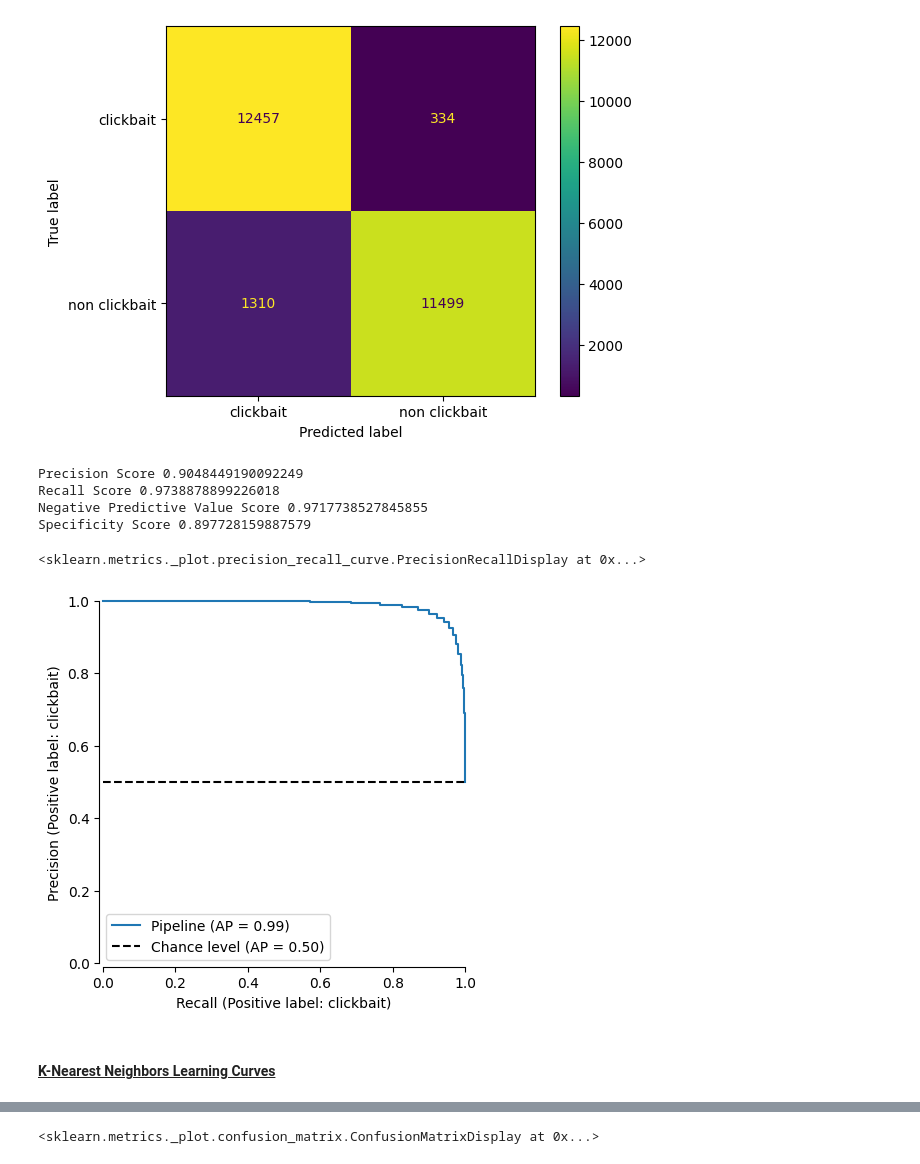
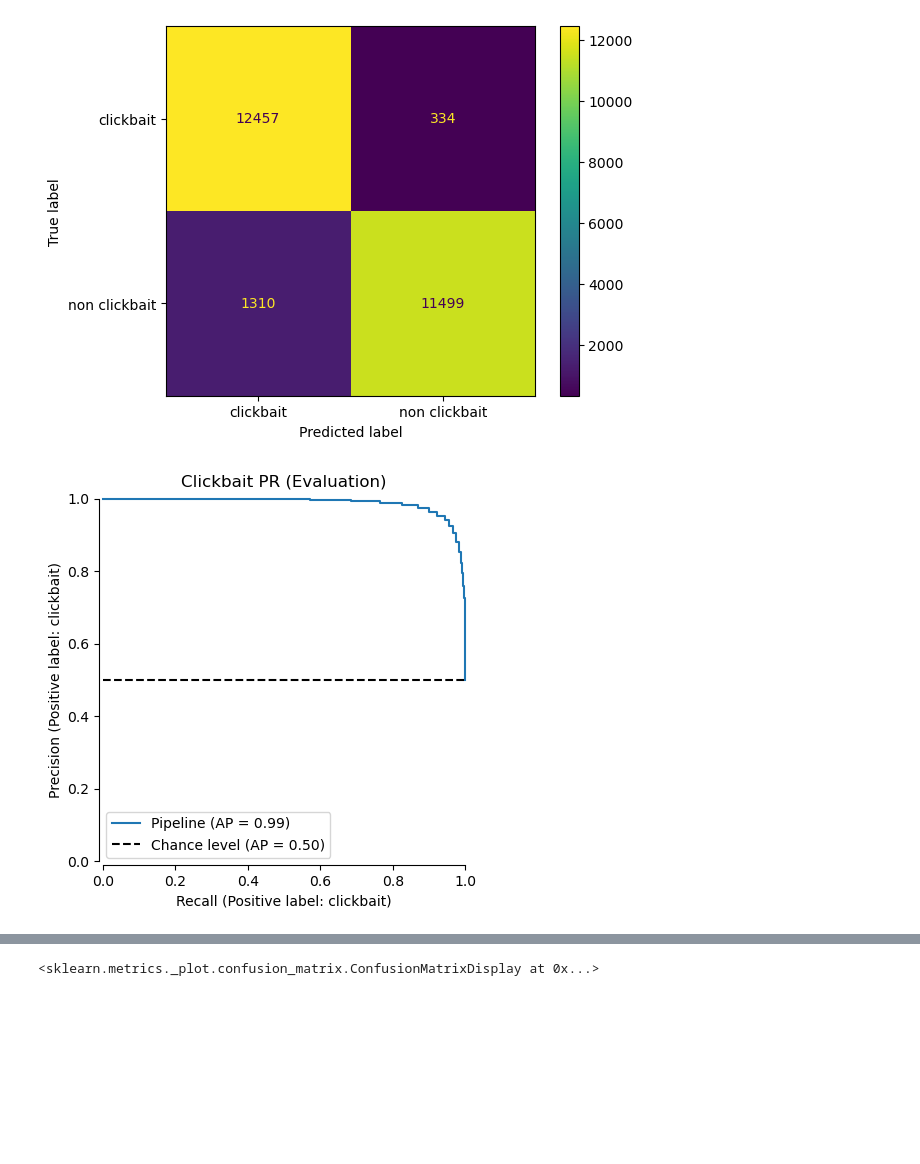
Before and after one commit to J-M-Bell/ClickbaitClassifierModel, a Jupyter notebook: KNNTest.ipynb, the cells around one changed output, grey strips where cells are left out. Cells and saved outputs as stored; diff of their text form; code cells hidden in the pictures; blank space fills up the shorter version.

Commit message:
KNNTest - edited header info; edited evaluation and testing phase; and added findings section

```diff
--- a/KNNTest.ipynb
+++ b/KNNTest.ipynb
@@ -226,22 +283,9 @@ ConfusionMatrixDisplay.from_estimator(knn_classifier, X_train, y_train)
 # %% [output]
 <sklearn.metrics._plot.confusion_matrix.ConfusionMatrixDisplay at 0x...>
 [figure]
-# %%
-train_predictions = knn_classifier.predict(X_train)
-tn, fp, fn, tp = confusion_matrix(y_train, train_predictions).ravel()
-print("Precision Score", precision_score(y_train, train_predictions, pos_label='clickbait'))
-print("Recall Score", recall_score(y_train, train_predictions, pos_label='clickbait'))
-print("Negative Predictive Value Score", precision_score(y_train, train_predictions, pos_label='non clickbait'))
-print("Specificity Score", recall_score(y_train, train_predictions, pos_label='non clickbait'))
-# %% [output]
-Precision Score 0.9048449190092249
-Recall Score 0.9738878899226018
-Negative Predictive Value Score 0.9717738527845855
-Specificity Score 0.897728159887579
 # %%
-PrecisionRecallDisplay.from_estimator(knn_classifier, X_train, y_train, pos_label="clickbait", plot_chance_level=True, despine=True)
+disp = PrecisionRecallDisplay.from_estimator(knn_classifier, X_train, y_train, pos_label="clickbait", plot_chance_level=True, despine=True)
+disp.ax_.set_title("Clickbait PR (Evaluation)")
+plt.show()
 # %% [output]
-<sklearn.metrics._plot.precision_recall_curve.PrecisionRecallDisplay at 0x...>
-[figure, old version]
+[figure, new version]
-# %% [markdown]
-<h4><u>K-Nearest Neighbors Learning Curves</u></h4>
```
Also changed, not shown: parts of 24 cells of this notebook.
